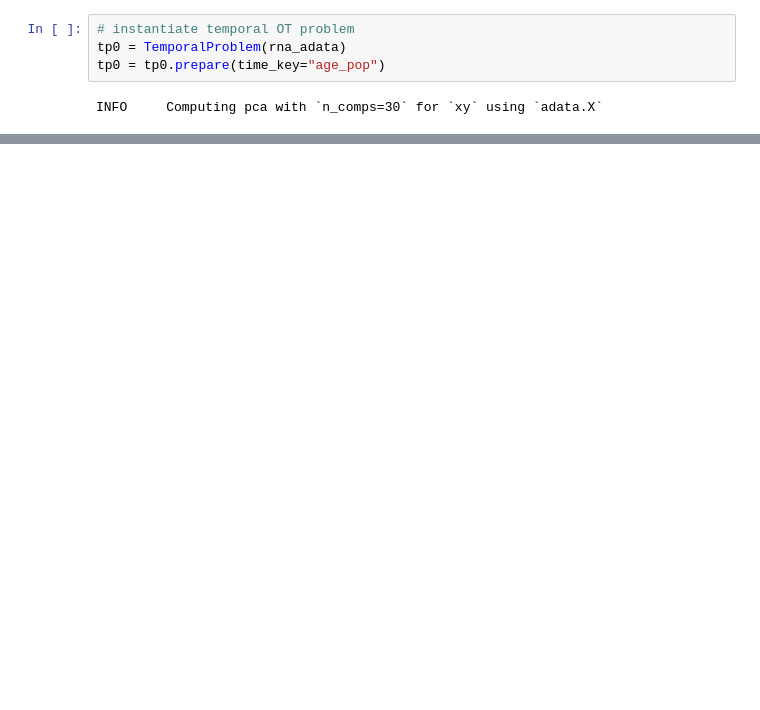
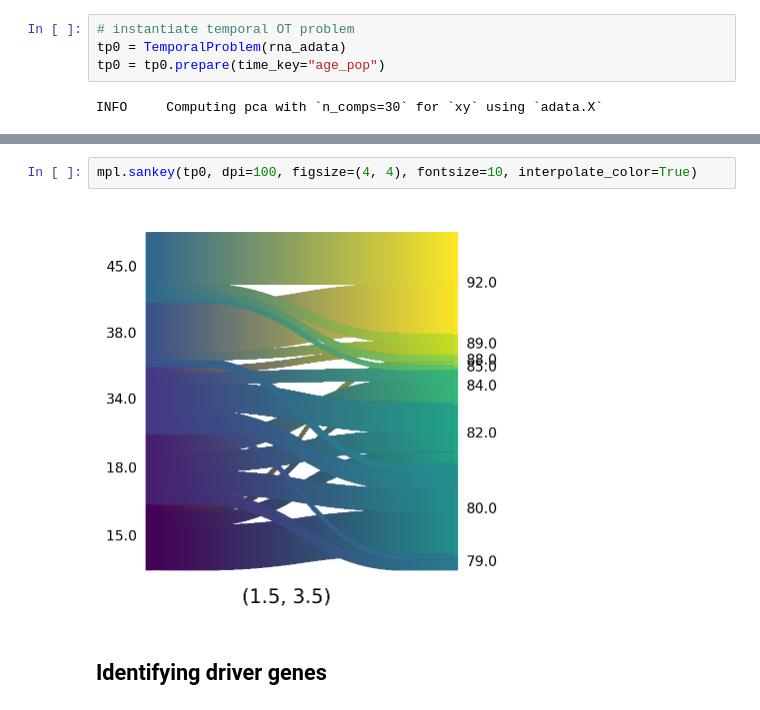
Before and after one commit to sachha-naksha/moscot_analysis, a Jupyter notebook: ageing_skm.ipynb, the cells around one changed output, grey strips where cells are left out. Cells and saved outputs as stored; diff of their text form; blank space fills up the shorter version.

```diff
--- a/ageing_skm.ipynb
+++ b/ageing_skm.ipynb
@@ -176,0 +396,6 @@ Error:
+# %%
+mpl.sankey(tp0, dpi=100, figsize=(4, 4), fontsize=10, interpolate_color=True)
+# %% [output]
+[figure, added]
+# %% [markdown]
+## Identifying driver genes
```
Also changed, not shown: parts of 34 cells of this notebook.
